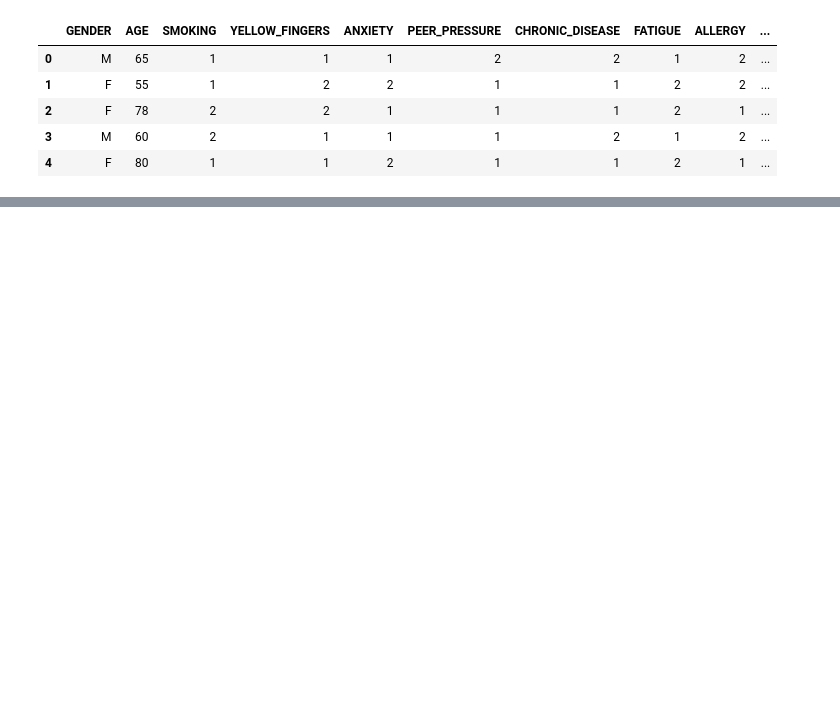
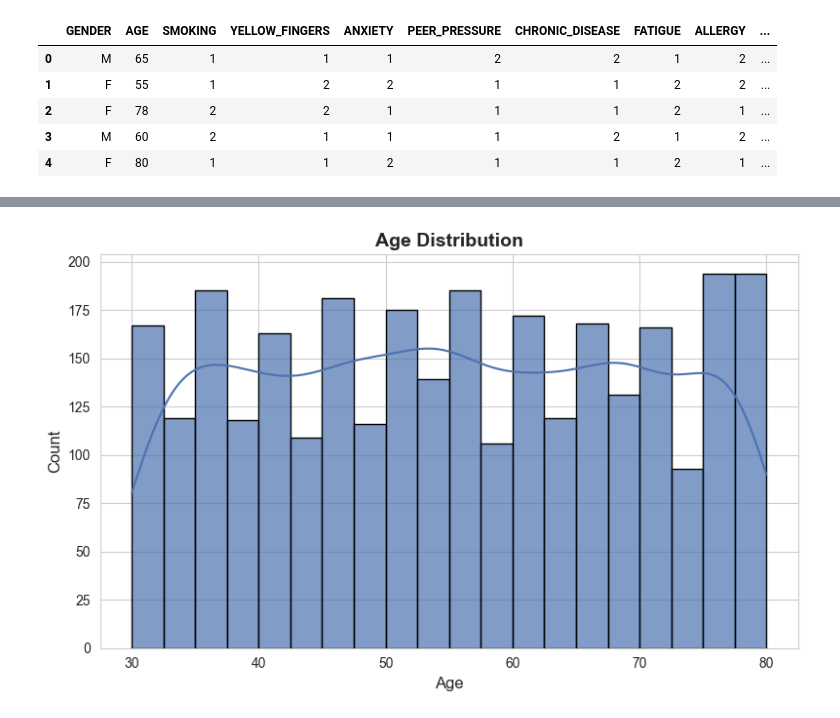
Before and after one commit to daff00/lung-cancer-classification, a Jupyter notebook: notebook/notebook.ipynb, the cells around one changed output, grey strips where cells are left out. Saved outputs shown, nothing was run; the diff lists cells and outputs as text; code cells hidden in the pictures; blank space fills up the shorter version.

```diff
--- a/notebook/notebook.ipynb
+++ b/notebook/notebook.ipynb
@@ -25,0 +163,25 @@ df.head()
+# %%
+# Age distribution
+plt.figure(figsize=(8, 5))
+
+sns.histplot(
+    data=df,
+    x="AGE",
+    bins=20,
+    kde=True,
+    color="#4C72B0",
+    edgecolor="black",
+    alpha=0.7
+)
+
+plt.title("Age Distribution", fontsize=14, weight='bold')
+plt.xlabel("Age", fontsize=12)
+plt.ylabel("Count", fontsize=12)
+
+plt.xticks(fontsize=10)
+plt.yticks(fontsize=10)
+
+plt.tight_layout()
+plt.show()
+# %% [output]
+[figure, added]
```
Also changed, not shown: parts of 10 cells of this notebook, 2 other files.
